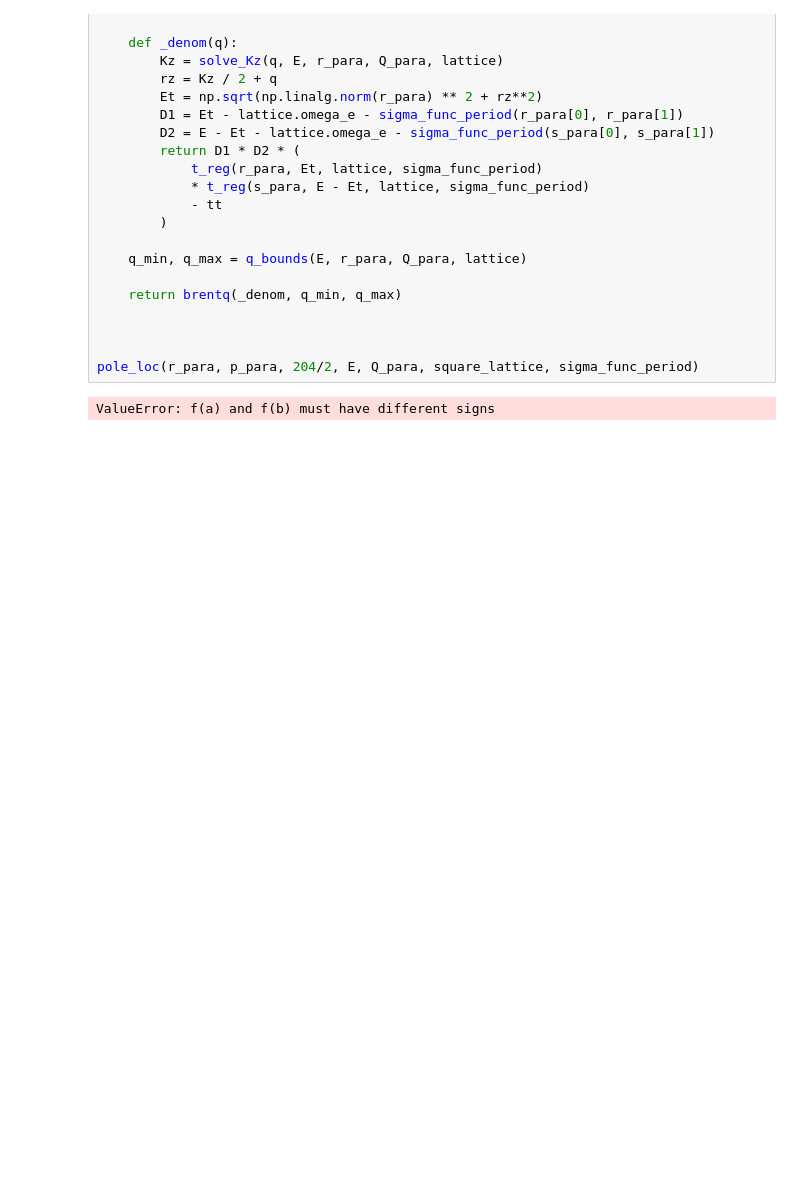
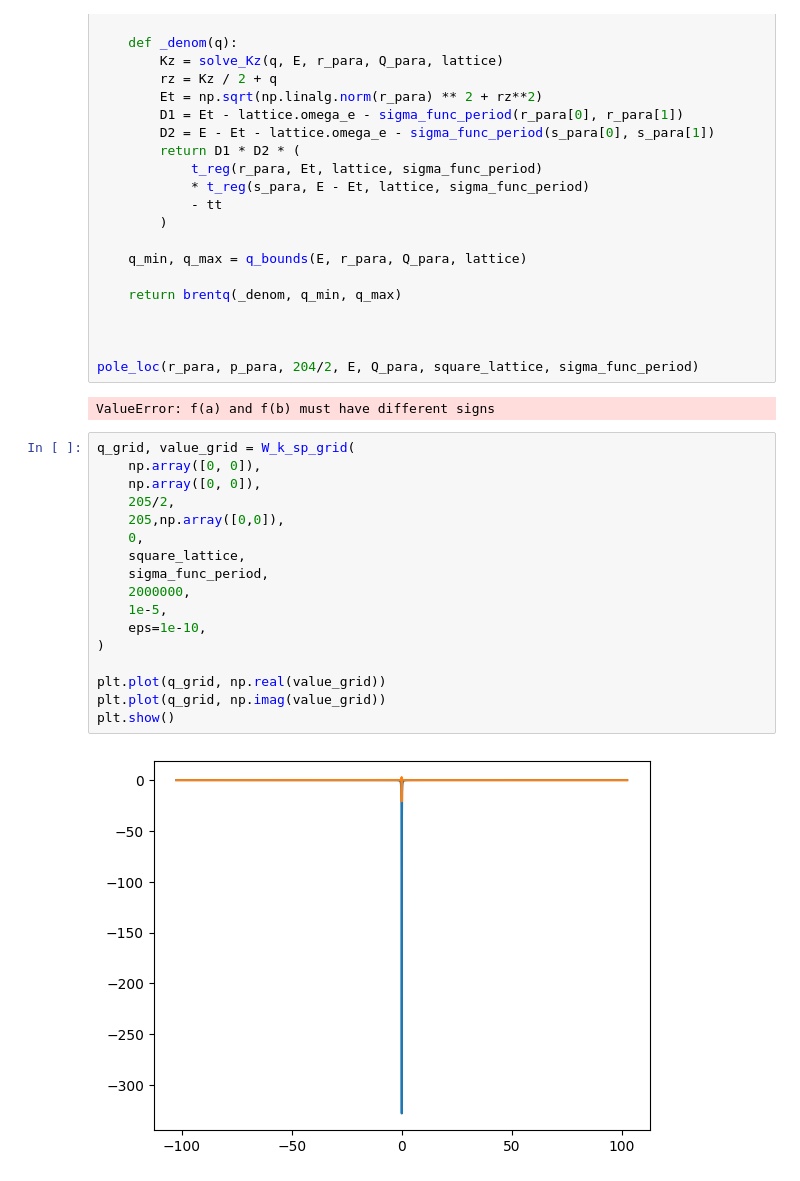
Before and after one commit to ClaudioQTM/2D_array, a Jupyter notebook: src/W_state/W_state_FFT.ipynb, the cells around one changed output. Cells and saved outputs as stored; diff of their text form; blank space fills up the shorter version.

```diff
--- a/src/W_state/W_state_FFT.ipynb
+++ b/src/W_state/W_state_FFT.ipynb
@@ -384,3 +384,22 @@ def pole_loc(r_para, p_para, E1, E, Q_para, lattice, sigma_func_period):
 pole_loc(r_para, p_para, 204/2, E, Q_para, square_lattice, sigma_func_period)
 # %% [output]
 ValueError: f(a) and f(b) must have different signs
+# %%
+q_grid, value_grid = W_k_sp_grid(
+    np.array([0, 0]),
+    np.array([0, 0]),
+    205/2,
+    205,np.array([0,0]),
+    0,
+    square_lattice,
+    sigma_func_period,
+    2000000,
+    1e-5,
+    eps=1e-10,
+)
+
+plt.plot(q_grid, np.real(value_grid))
+plt.plot(q_grid, np.imag(value_grid))
+plt.show()
+# %% [output]
+[figure, added]
```
Also changed, not shown: parts of 4 cells of this notebook.
